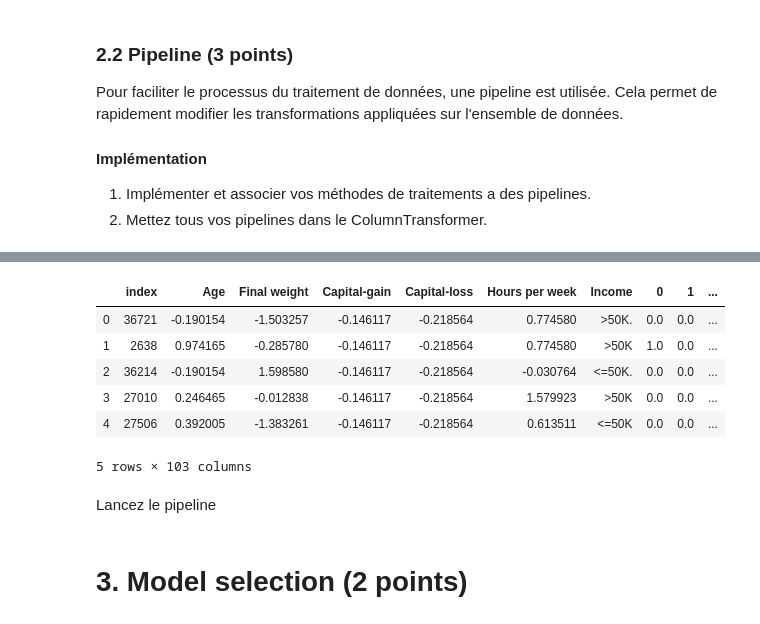
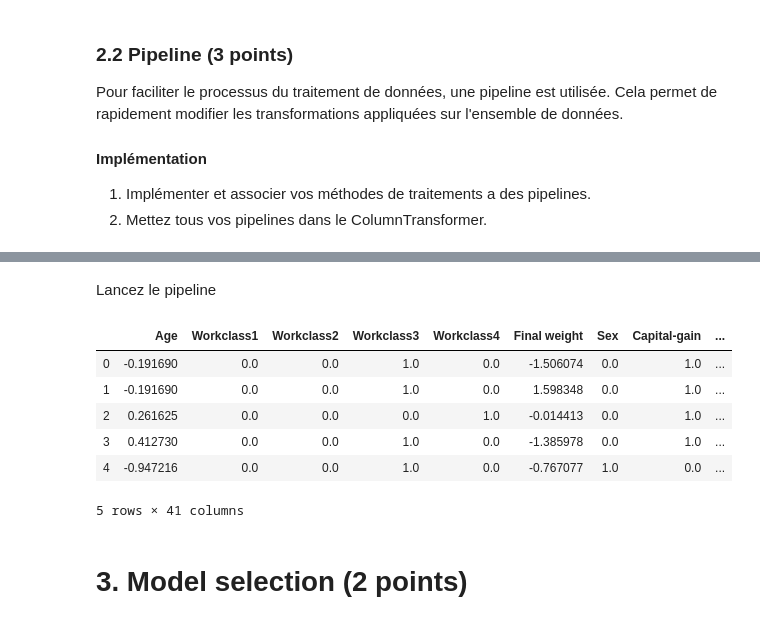
Before and after one commit to KacemKhaled/INF8215-Machine-Learning, a Jupyter notebook: TP3/TP3_INF8215.ipynb, the cells around one changed output, grey strips where cells are left out. Drawn from its saved outputs; the diff is of its cells as text; code cells hidden in the pictures.

Commit message:
First test of models

```diff
--- a/TP3/TP3_INF8215.ipynb
+++ b/TP3/TP3_INF8215.ipynb
@@ -707,5 +740,0 @@ X_test = pd.read_csv(PATH + "test.csv")
-# %%
-# Implémenter ici les différentes transformations customs ici pour que cela soit plus claires (Si vous en avez)
-
-X_train = X_train.drop(['index'], axis=1)
-X_test = X_test.drop(['index'], axis=1)
@@ -745,3 +740,0 @@ memory usage: 3.3+ MB
-# %%
-X_train["Income"] = X_train["Income"].replace([' <=50K.', ' <=50K'], '<=50K')
-X_train["Income"] = X_train["Income"].replace([' >50K.', ' >50K'], '>50K')
@@ -819,4 +740,0 @@ X_test["Native country"] = categorical_encoder.fit_transform(X_test["Native coun
-# %%
-#X_train["Education"] = X_train["Education"].dropna()
-
-X_train = X_train[X_train.Education != np.nan]
@@ -893,10 +740,0 @@ array([12., nan,  8.,  9., 11., 15.,  1.,  3.,  0.,  7.,  5., 14.,  2.,
-# %%
-X_train.head()
-# %% [output]
-|  | index | Age | Final weight | Capital-gain | Capital-loss | Hours per week | Income | 0 | 1 | ... |
-| 0 | 36721 | -0.190154 | -1.503257 | -0.146117 | -0.218564 | 0.774580 | >50K. | 0.0 | 0.0 | ... |
-| 1 | 2638 | 0.974165 | -0.285780 | -0.146117 | -0.218564 | 0.774580 | >50K | 1.0 | 0.0 | ... |
-| 2 | 36214 | -0.190154 | 1.598580 | -0.146117 | -0.218564 | -0.030764 | <=50K. | 0.0 | 0.0 | ... |
-| 3 | 27010 | 0.246465 | -0.012838 | -0.146117 | -0.218564 | 1.579923 | >50K | 0.0 | 0.0 | ... |
-| 4 | 27506 | 0.392005 | -1.383261 | -0.146117 | -0.218564 | 0.613511 | <=50K | 0.0 | 0.0 | ... |
-5 rows × 103 columns
@@ -916,0 +741,25 @@ full_pipeline = ColumnTransformer([
+# %%
+def parse_workclass(text_label):
+    output = "Other"
+    if "Self" in text_label:
+        output = "Self-employed"
+    elif "Private" in text_label:
+        output = "Private"
+    elif "gov" in text_label:
+        output = "Government"
+    return output
+
+def parse_country(text):
+    if text!=" United-States":
+        return "Other"
+    else:
+        return text
+
+def parse_education(text_label):
+    list_ = [" 11th" , " 10th", " 7th-8th", " 9th" , " 12th", " 5th-6th" , " 1st-4th" , " Preschool"]
+    if any(word in text_label for word in list_):
+        return 'Pre-HS'
+    elif any(word in text_label for word in [" Assoc-voc"," Assoc-acdm"]):
+        return 'Assoc'
+    else:
+        return text_label
@@ -917,9 +839,19 @@ full_pipeline = ColumnTransformer([
 # %% [markdown]
 Lancez le pipeline
 # %%
-column_names = [] # TODO ajouter les noms des colonnes selon le nouvel ordre du pipeline
-X_train_preprocess = pd.DataFrame(full_pipeline.fit_transform(X_train), columns=column_names)
-X_test_preprocess = pd.DataFrame(full_pipeline.fit_transform(X_test), columns=column_names)
+column_names = ["Age", "Workclass1", "Workclass2", "Workclass3", "Workclass4", "Final weight", "Sex", "Capital-gain", "Capital-loss", "Hours per week", "Native country", "Education1", "Education2", "Education3", "Education4", "Education5", "Education6", "Education7", "Education8", "Marital-status1", "Marital-status2", "Marital-status3", "Marital-status4", "Marital-status5", "Marital-status6", "Marital-status7", "Occupation1", "Occupation2", "Occupation3", "Occupation4", "Occupation5", "Occupation6", "Occupation7", "Occupation8", "Occupation9", "Occupation10", "Occupation11", "Occupation12", "Occupation13", "Occupation14", "Occupation15"] # TODO ajouter les noms des colonnes selon le nouvel ordre du pipeline
+X_train_prep = pd.DataFrame(full_pipeline.fit_transform(X_train), columns=column_names)
+X_test_prep = pd.DataFrame(full_pipeline.fit_transform(X_test), columns=column_names)
+
+X_train_prep.head()
+# %% [output]
+|  | Age | Workclass1 | Workclass2 | Workclass3 | Workclass4 | Final weight | Sex | Capital-gain | ... |
+| 0 | -0.191690 | 0.0 | 0.0 | 1.0 | 0.0 | -1.506074 | 0.0 | 1.0 | ... |
+| 1 | -0.191690 | 0.0 | 0.0 | 1.0 | 0.0 | 1.598348 | 0.0 | 1.0 | ... |
+| 2 | 0.261625 | 0.0 | 0.0 | 0.0 | 1.0 | -0.014413 | 0.0 | 1.0 | ... |
+| 3 | 0.412730 | 0.0 | 0.0 | 1.0 | 0.0 | -1.385978 | 0.0 | 1.0 | ... |
+| 4 | -0.947216 | 0.0 | 0.0 | 1.0 | 0.0 | -0.767077 | 1.0 | 0.0 | ... |
+5 rows × 41 columns
 # %% [markdown]
 # 3. Model selection (2 points)
 # %% [markdown]
```
Also changed, not shown: parts of 22 cells of this notebook.
